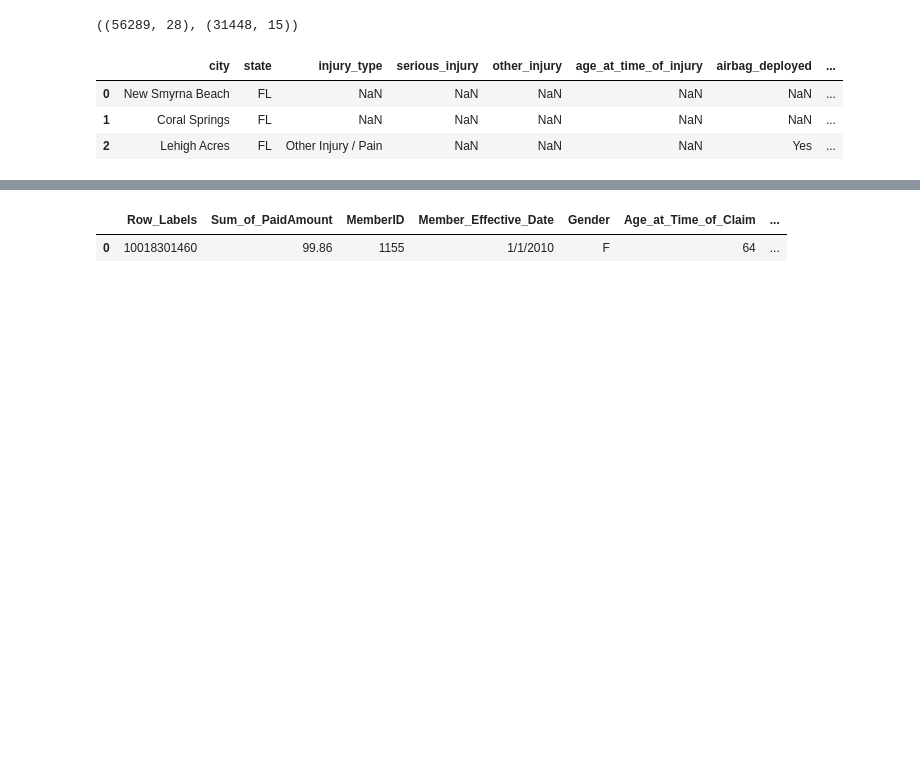
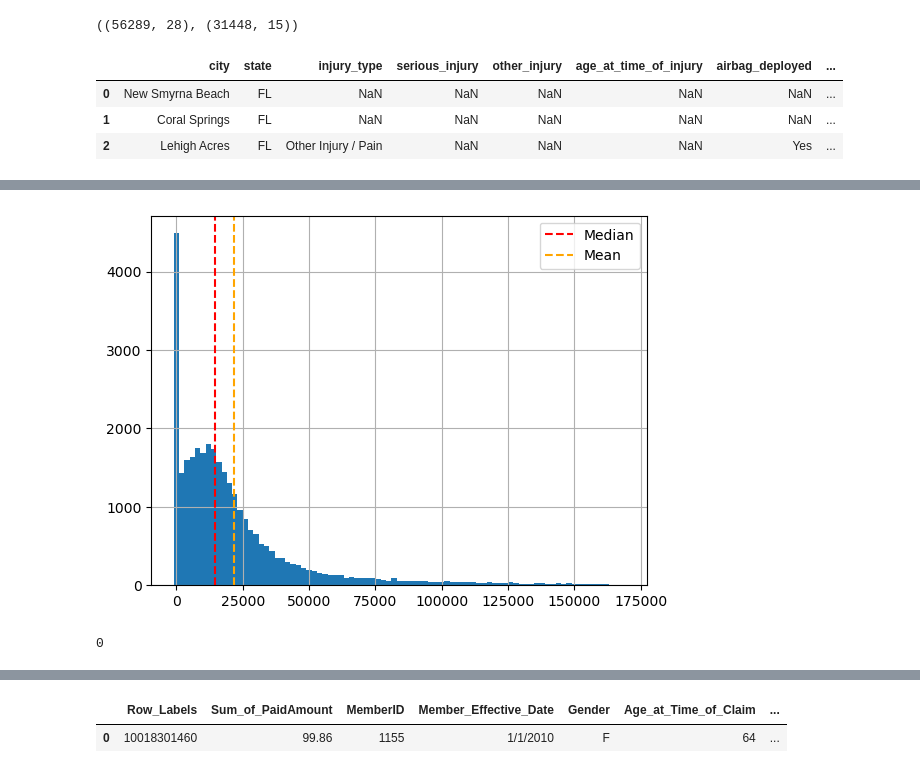
Before and after one commit to dvdhartsman/Insurance_Claims, a Jupyter notebook: 25_csv_column_prep.ipynb, the cells around one changed output, grey strips where cells are left out. Drawn from its saved outputs; the diff is of its cells as text; code cells hidden in the pictures; blank space fills up the shorter version.

```diff
--- a/25_csv_column_prep.ipynb
+++ b/25_csv_column_prep.ipynb
@@ -27,0 +47,11 @@ sample.head(3)
+# %%
+bills_nofliers.hist(bins=np.arange(-1_000, 170_000, 2000))
+plt.axvline(bills_nofliers.median(), color="red", linestyle="--", label="Median")
+plt.axvline(bills_nofliers.mean(), color = "orange", linestyle="--", label="Mean")
+plt.legend();
+# %% [output]
+[figure, added]
+# %%
+(bills_nofliers < 0).sum()
+# %% [output]
+0
```
Also changed, not shown: parts of 5 cells of this notebook.
